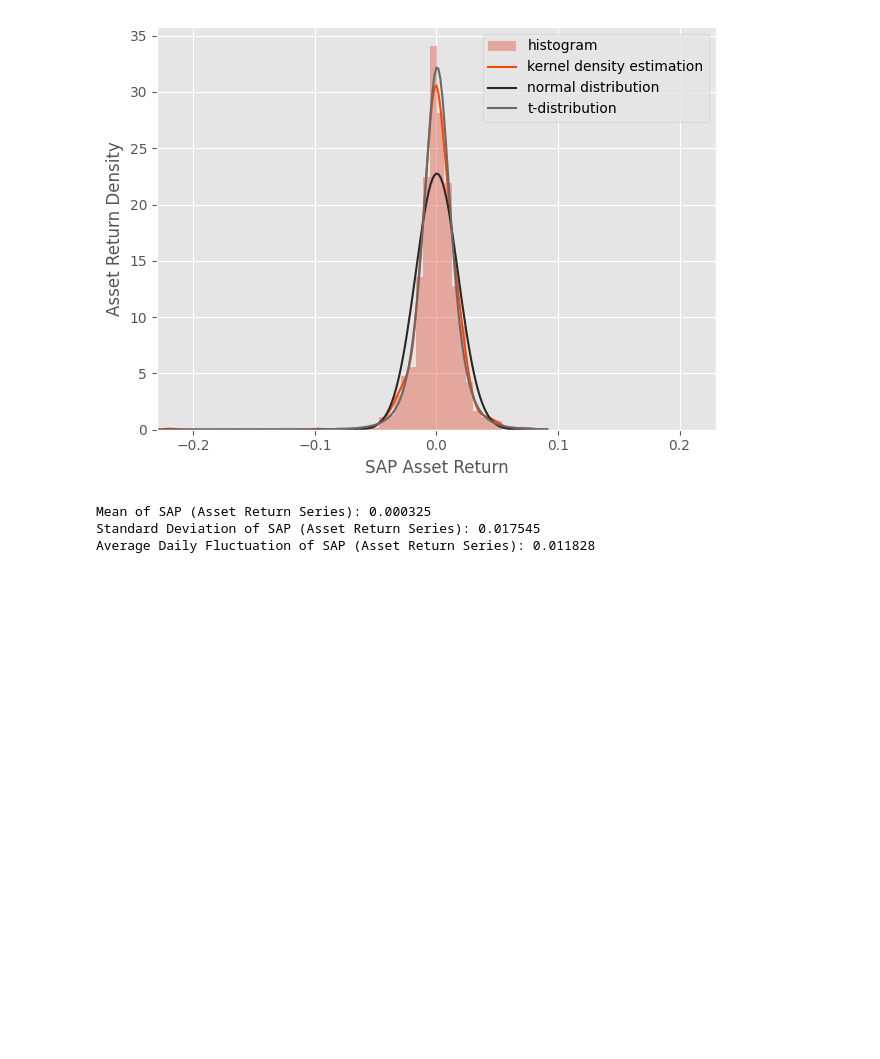
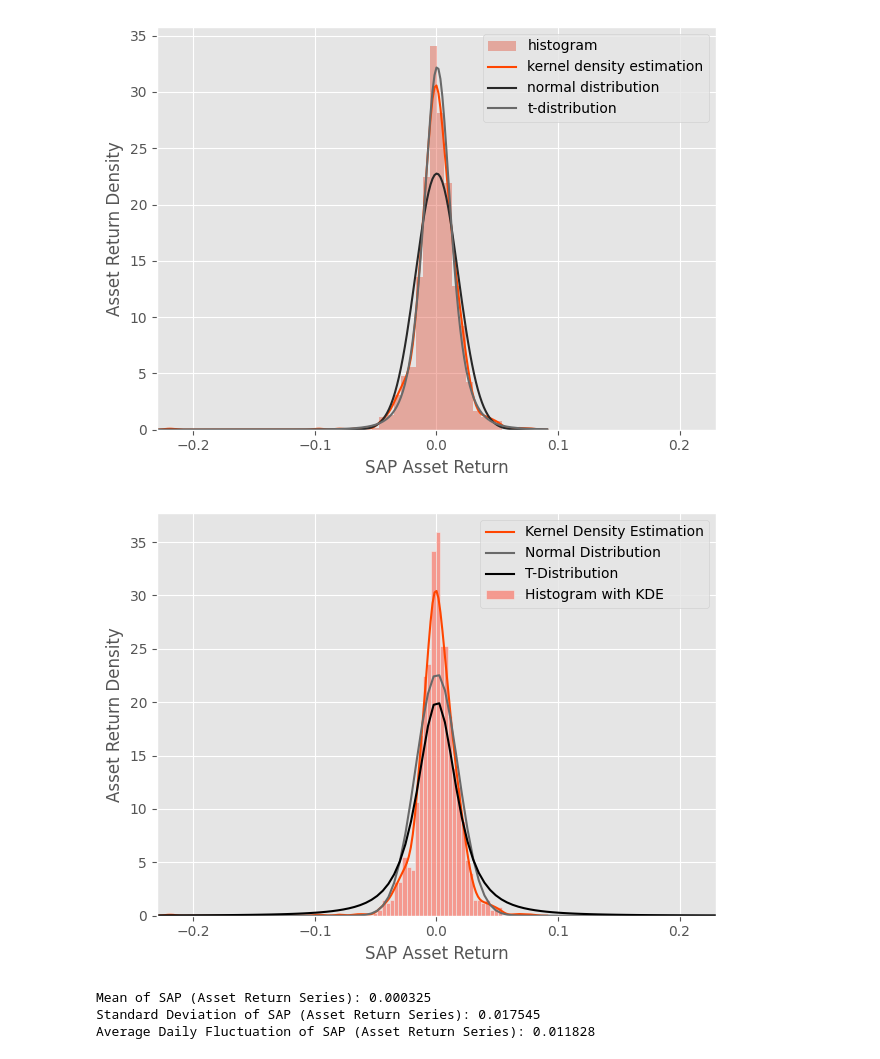
Before and after one commit to cem-akkus/Master, a Jupyter notebook: DataVisualisations.ipynb, the cells around one changed output. Saved outputs shown, nothing was run; the diff lists cells and outputs as text; code cells hidden in the pictures; blank space fills up the shorter version.

Commit message:
updated visualisation displot

```diff
--- a/DataVisualisations.ipynb
+++ b/DataVisualisations.ipynb
@@ -318,6 +318,37 @@ https://gist.github.com/mwaskom/de44147ed2974457ad6372750bbe5751
 
   sns.distplot(data_dict['SAP_DE']['1d_return'], fit_kws={"color":"dimgrey"}, hist = False, kde = False, fit = stats.t, color = 'black', label = 't-distribution')
 [figure]
+# %%
+# Assuming 'bins' is defined elsewhere in your code
+bins = 'auto'  # Example setting, adjust as necessary
+
+# Histogram - closing prices of SAP with KDE overlay
+#sns.histplot(data_dict['SAP_DE']['1d_return'], bins=bins, kde=True, label='Histogram with KDE', color='skyblue')
+
+# ARIMA Histogram
+sns.histplot(data=data_dict['SAP_DE']['1d_return'], bins=bins, color='salmon', stat='density', label='Histogram with KDE')
+
+# KDE plot only
+sns.kdeplot(data_dict['SAP_DE']['1d_return'], color='orangered', label='Kernel Density Estimation')
+
+# Normal distribution fit
+#sns.kdeplot(data_dict['SAP_DE']['1d_return'], color='dimgrey', label='Normal Distribution Fit', bw_adjust=0.5)
+plt.xlim(-0.23, 0.23)
+
+
+# T-distribution fit
+# Note: sns.distplot's 'fit' functionality does not have a direct equivalent in sns.histplot or sns.kdeplot
+# To overlay a distribution fit, use scipy.stats and plt.plot directly
+x = np.linspace(-0.23, 0.23, 100)
+plt.plot(x, stats.norm.pdf(x, np.mean(data_dict['SAP_DE']['1d_return']), np.std(data_dict['SAP_DE']['1d_return'])), color='dimgrey', label='Normal Distribution')
+plt.plot(x, stats.t.pdf(x, df=2, loc=np.mean(data_dict['SAP_DE']['1d_return']), scale=np.std(data_dict['SAP_DE']['1d_return'])), color='black', label='T-Distribution')
+
+plt.xlabel('SAP Asset Return')
+plt.ylabel('Asset Return Density')
+plt.legend()
+plt.tight_layout()
+# %% [output]
+[figure, added]
 # %%
 #basic figures about sap asset returns
 print('Mean of SAP (Asset Return Series):',round((data_dict['SAP_DE']['1d_return']).mean(),6))
```
